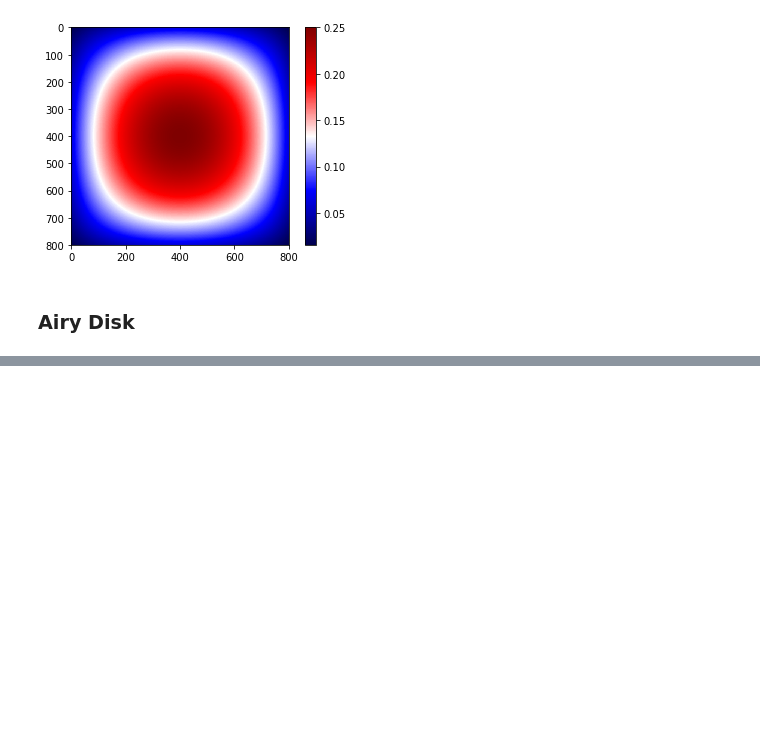
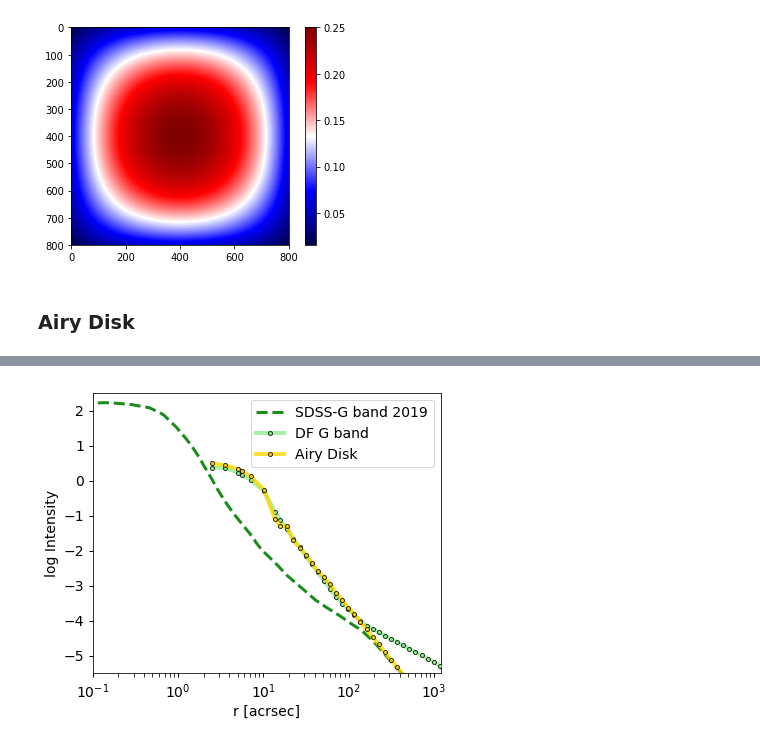
Before and after one commit to qliu4676/elderflower, a Jupyter notebook: demos/SpecialFunction.ipynb, the cells around one changed output, grey strips where cells are left out. Cells and saved outputs as stored; diff of their text form; code cells hidden in the pictures; blank space fills up the shorter version.

```diff
--- a/demos/SpecialFunction.ipynb
+++ b/demos/SpecialFunction.ipynb
@@ -165,3 +171,29 @@ plt.legend()
+# %%
+plt.figure(figsize=(6,5))
+
+plt.semilogx(x_sort, y_sort+np.log10(100/I_tot), color=c, lw=3, ls=ls, alpha=0.9, label='SDSS-G band 2019')
+
+r_rbin, z_rbin, logzerr_rbin = cal_profile_1d(D, cen=cen,
+                                              ZP=0, sky_mean=0, sky_std=1e-9,
+                                              dr=2, lw=4, pixel_scale=2.5,
+                                              xunit="arcsec", yunit="Intensity",
+                                              color="lightgreen", label='DF G band', alpha=0.8,
+                                              scatter=False, markersize=4, core_undersample=True)
+
+r_rbin, z_rbin, logzerr_rbin = cal_profile_1d(A, cen=cen,
+                                              ZP=0, sky_mean=0, sky_std=1e-9,
+                                              dr=2, lw=4, pixel_scale=2.5,
+                                              xunit="arcsec", yunit="Intensity",
+                                              color="gold", label='Airy Disk', alpha=0.8,
+                                              scatter=False, markersize=4, core_undersample=True)
+
+plt.legend()
+plt.ylim(-5.5, 2.5)
+plt.xlim(0.1, 1.2e3)
+
+plt.tight_layout()
+# %% [output]
+[figure, added]
 # %%
 psf_model_sdss = fits.getdata('./real/Stacked_PSF_SDSS.fits')
 image_psf_sdss = galsim.ImageF(psf_model_sdss)
```
Also changed, not shown: parts of 8 cells of this notebook, 1 other file.
